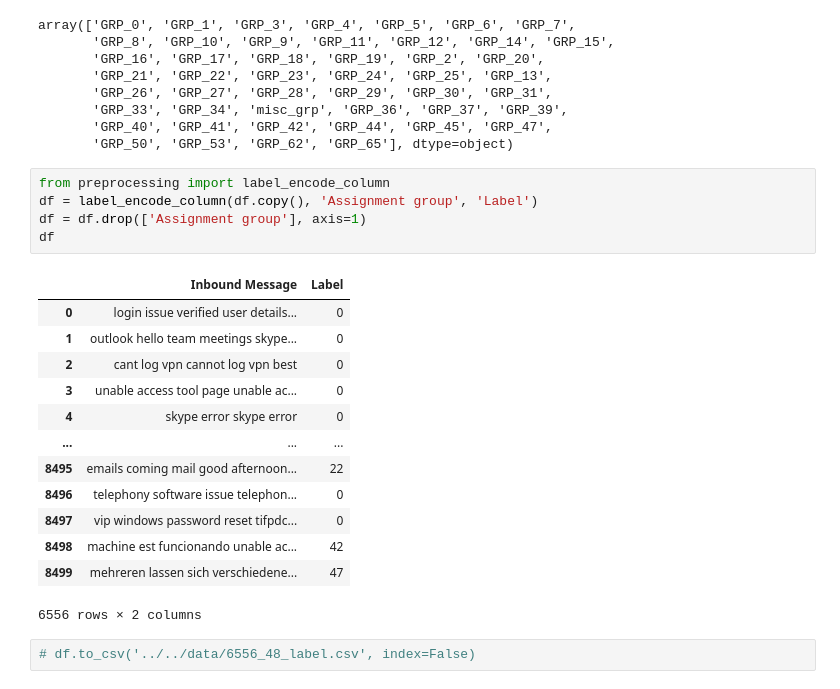
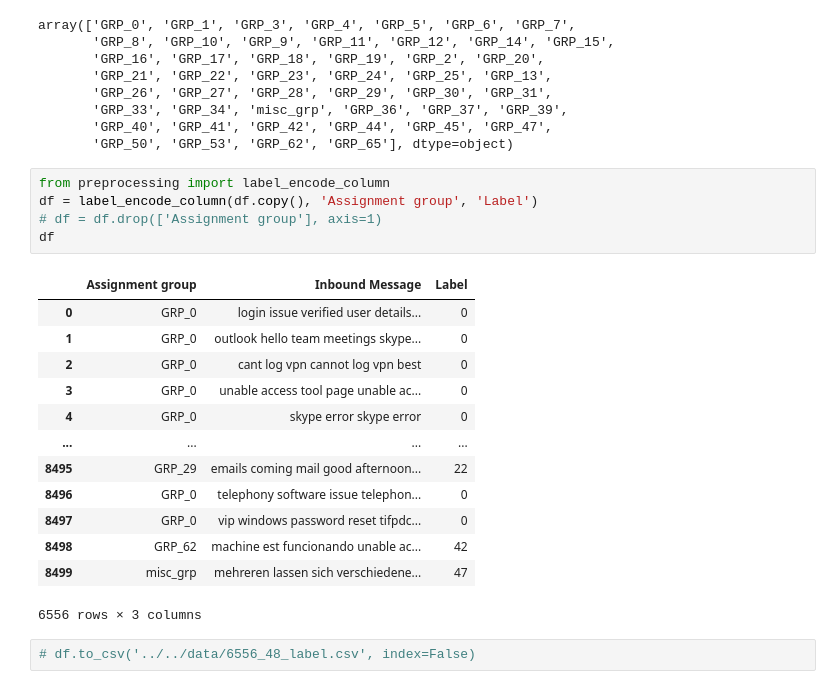
Before and after one commit to shih-yang-young/aiops, a Jupyter notebook: src/preprocessing/open_source_8500.ipynb, the cells around one changed output. Drawn from its saved outputs; the diff is of its cells as text.

```diff
--- a/src/preprocessing/open_source_8500.ipynb
+++ b/src/preprocessing/open_source_8500.ipynb
@@ -154,22 +154,22 @@ array(['GRP_0', 'GRP_1', 'GRP_3', 'GRP_4', 'GRP_5', 'GRP_6', 'GRP_7',
 # %%
 from preprocessing import label_encode_column
 df = label_encode_column(df.copy(), 'Assignment group', 'Label')
-df = df.drop(['Assignment group'], axis=1)
+# df = df.drop(['Assignment group'], axis=1)
 df
 # %% [output]
-|  | Inbound Message | Label |
-| 0 | login issue verified user details... | 0 |
-| 1 | outlook hello team meetings skype... | 0 |
-| 2 | cant log vpn cannot log vpn best | 0 |
-| 3 | unable access tool page unable ac... | 0 |
-| 4 | skype error skype error | 0 |
-| ... | ... | ... |
-| 8495 | emails coming mail good afternoon... | 22 |
-| 8496 | telephony software issue telephon... | 0 |
-| 8497 | vip windows password reset tifpdc... | 0 |
-| 8498 | machine est funcionando unable ac... | 42 |
-| 8499 | mehreren lassen sich verschiedene... | 47 |
+|  | Assignment group | Inbound Message | Label |
+| 0 | GRP_0 | login issue verified user details... | 0 |
+| 1 | GRP_0 | outlook hello team meetings skype... | 0 |
+| 2 | GRP_0 | cant log vpn cannot log vpn best | 0 |
+| 3 | GRP_0 | unable access tool page unable ac... | 0 |
+| 4 | GRP_0 | skype error skype error | 0 |
+| ... | ... | ... | ... |
+| 8495 | GRP_29 | emails coming mail good afternoon... | 22 |
+| 8496 | GRP_0 | telephony software issue telephon... | 0 |
+| 8497 | GRP_0 | vip windows password reset tifpdc... | 0 |
+| 8498 | GRP_62 | machine est funcionando unable ac... | 42 |
+| 8499 | misc_grp | mehreren lassen sich verschiedene... | 47 |
-6556 rows × 2 columns
+6556 rows × 3 columns
 # %%
 # df.to_csv('../../data/6556_48_label.csv', index=False)
 # %%
```
Also changed, not shown: parts of 2 cells of this notebook, 4 other files.
